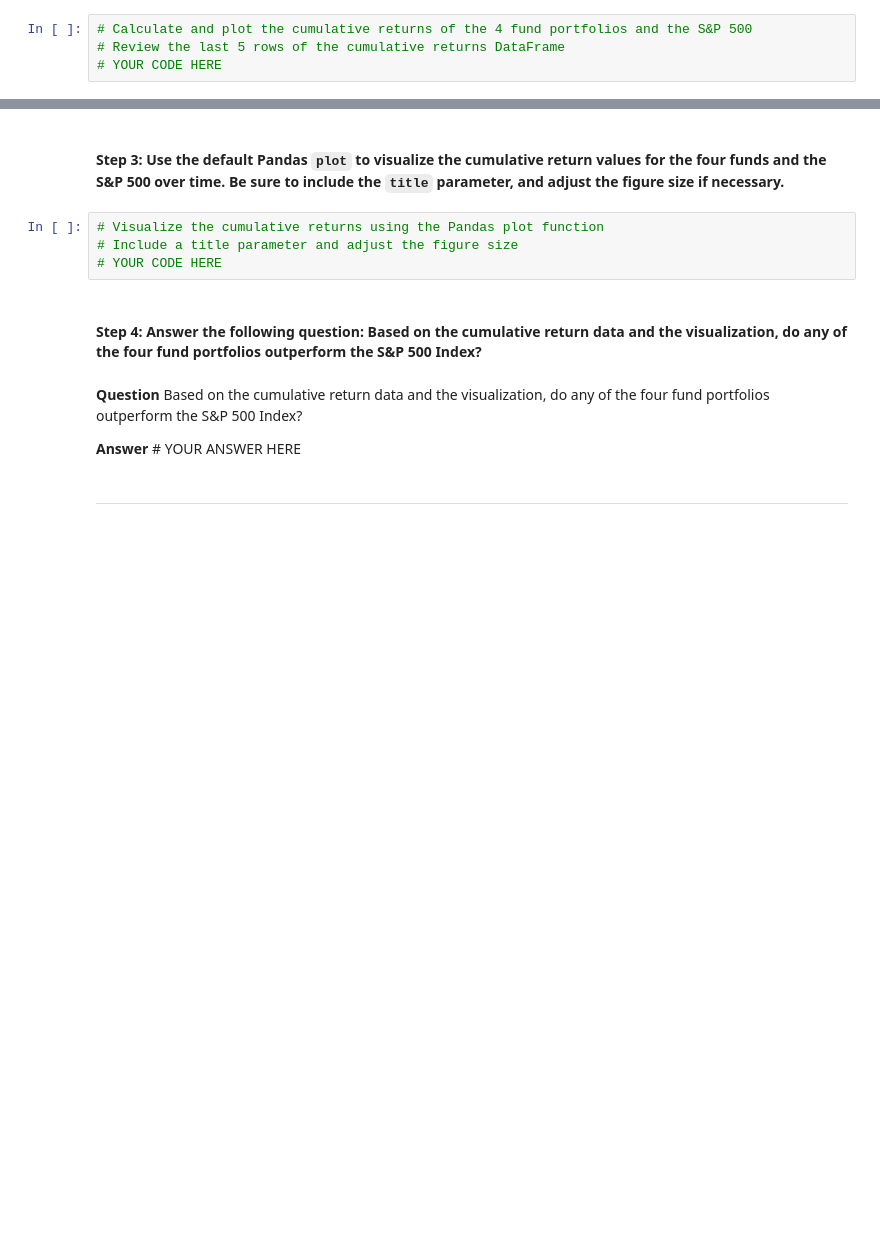
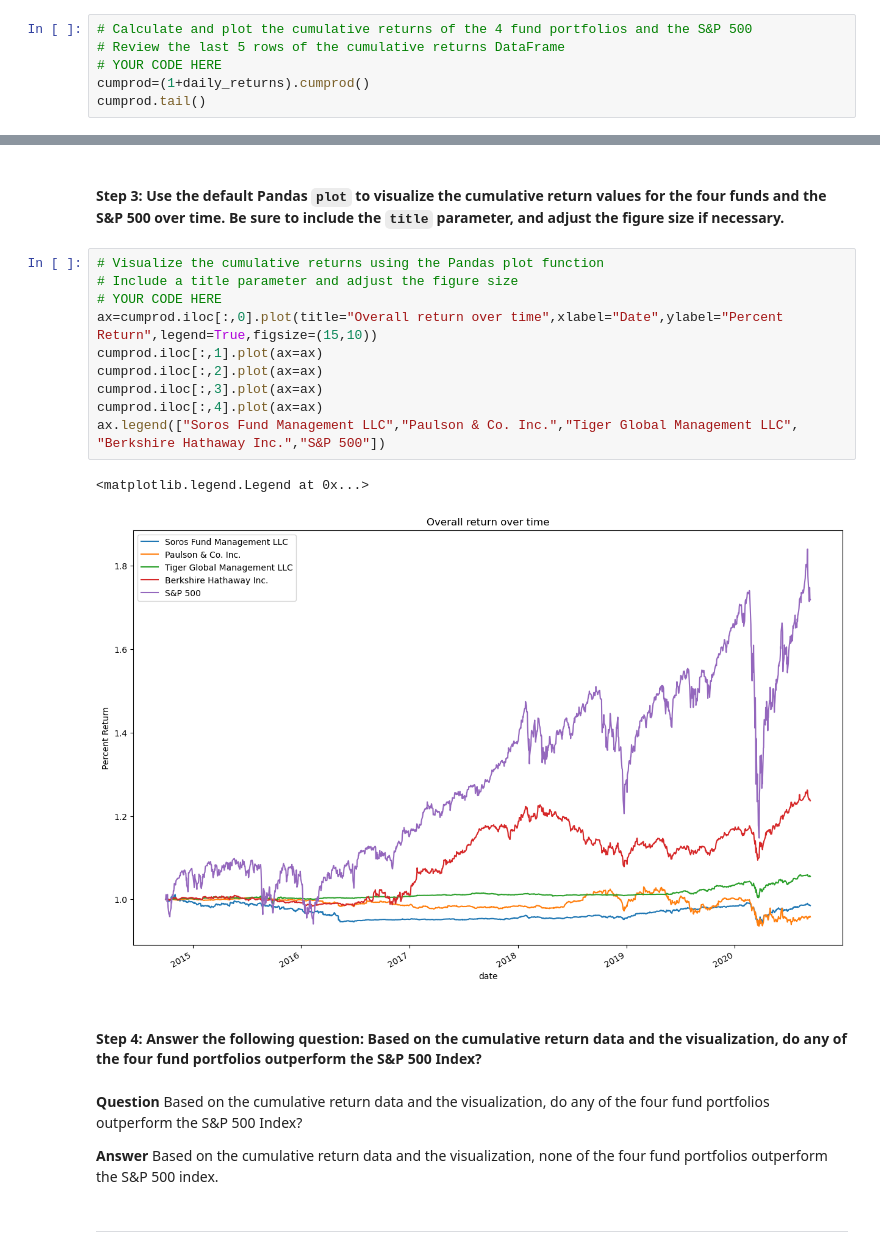
Before and after one commit to brianwander/Quantitative_Analysis, a Jupyter notebook: risk_return_analysis.ipynb, the cells around one changed output, grey strips where cells are left out. Drawn from its saved outputs; the diff is of its cells as text; blank space fills up the shorter version.

Commit message:
Plotted daily and cumulative returns of the funds & S&P 500

```diff
--- a/risk_return_analysis.ipynb
+++ b/risk_return_analysis.ipynb
@@ -195,3 +195,5 @@ daily_returns.iloc[:,4].plot(title="Daily Returns S&P 500",xlabel="Date",ylabel=
 # Calculate and plot the cumulative returns of the 4 fund portfolios and the S&P 500
 # Review the last 5 rows of the cumulative returns DataFrame
 # YOUR CODE HERE
+cumprod=(1+daily_returns).cumprod()
+cumprod.tail()
@@ -198,15 +208,24 @@ daily_returns.iloc[:,4].plot(title="Daily Returns S&P 500",xlabel="Date",ylabel=
 # %% [markdown]
 #### Step 3: Use the default Pandas `plot` to visualize the cumulative return values for the four funds and the S&P 500 over time. Be sure to include the `title` parameter, and adjust the figure size if necessary.
-# %%
-# Visualize the cumulative returns using the Pandas plot function
-# Include a title parameter and adjust the figure size
-# YOUR CODE HERE
+# %%
+# Visualize the cumulative returns using the Pandas plot function
+# Include a title parameter and adjust the figure size
+# YOUR CODE HERE
+ax=cumprod.iloc[:,0].plot(title="Overall return over time",xlabel="Date",ylabel="Percent Return",legend=True,figsize=(15,10))
+cumprod.iloc[:,1].plot(ax=ax)
+cumprod.iloc[:,2].plot(ax=ax)
+cumprod.iloc[:,3].plot(ax=ax)
+cumprod.iloc[:,4].plot(ax=ax)
+ax.legend(["Soros Fund Management LLC","Paulson & Co. Inc.","Tiger Global Management LLC", "Berkshire Hathaway Inc.","S&P 500"])
+# %% [output]
+<matplotlib.legend.Legend at 0x...>
+[figure, added]
 # %% [markdown]
 #### Step 4: Answer the following question: Based on the cumulative return data and the visualization, do any of the four fund portfolios outperform the S&P 500 Index?
 # %% [markdown]
 **Question** Based on the cumulative return data and the visualization, do any of the four fund portfolios outperform the S&P 500 Index?
 
-**Answer** # YOUR ANSWER HERE
+**Answer** Based on the cumulative return data and the visualization, none of the four fund portfolios outperform the S&P 500 index.
 # %% [markdown]
 ---
 # %% [markdown]
```
Also changed, not shown: parts of 1 cell of this notebook.
